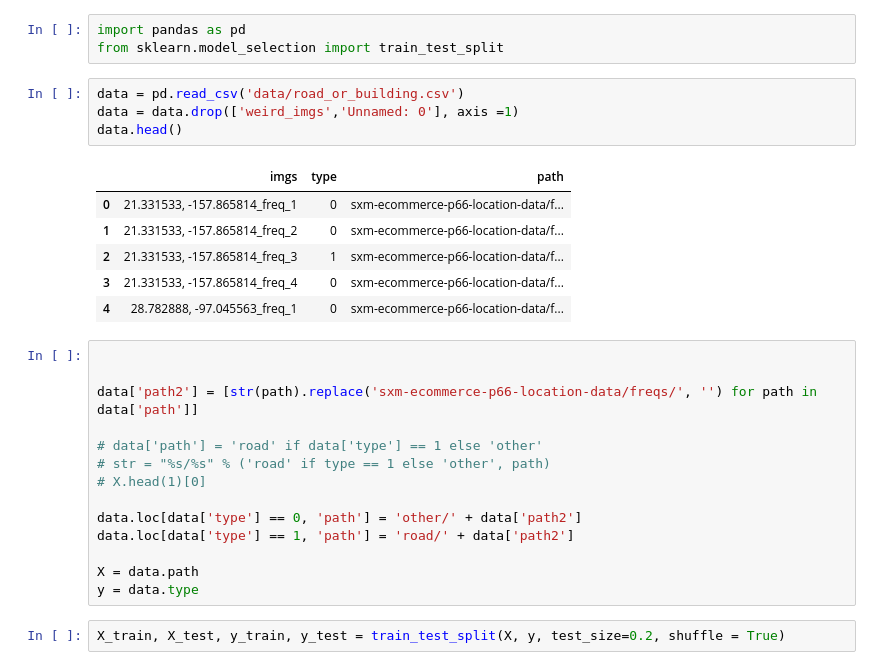
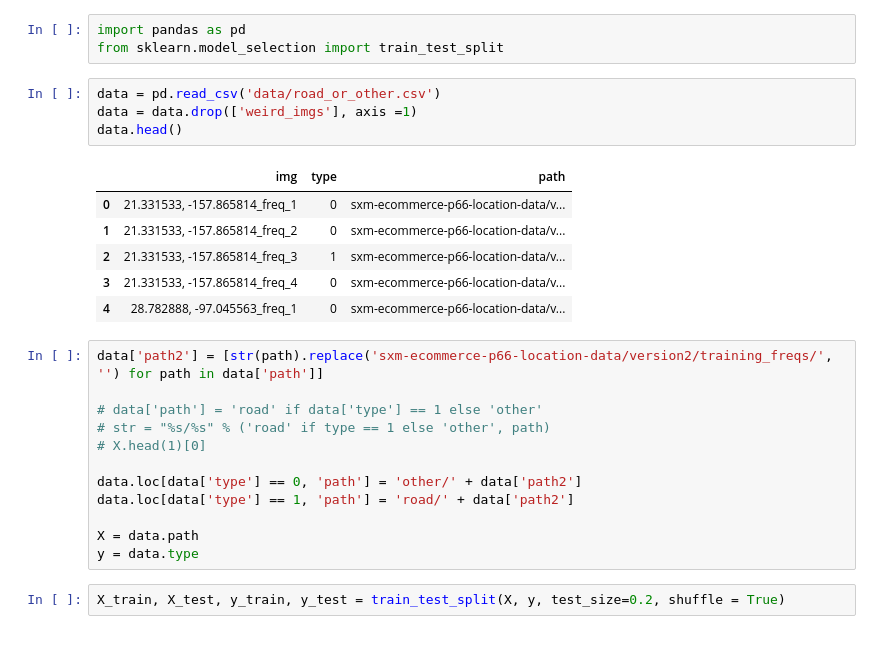
Before and after one commit to AkashSXM/Geofences, a Jupyter notebook: Summer2021/createLST.ipynb, the cells around one changed output. Cells and saved outputs as stored; diff of their text form.

```diff
--- a/Summer2021/createLST.ipynb
+++ b/Summer2021/createLST.ipynb
@@ -16,20 +16,18 @@ arn:aws:iam::969580840594:role/service-role/AmazonSageMaker-ExecutionRole-202107
 import pandas as pd
 from sklearn.model_selection import train_test_split
 # %%
-data = pd.read_csv('data/road_or_building.csv')
-data = data.drop(['weird_imgs','Unnamed: 0'], axis =1)
+data = pd.read_csv('data/road_or_other.csv')
+data = data.drop(['weird_imgs'], axis =1)
 data.head()
 # %% [output]
-|  | imgs | type | path |
-| 0 | 21.331533, -157.865814_freq_1 | 0 | sxm-ecommerce-p66-location-data/f... |
-| 1 | 21.331533, -157.865814_freq_2 | 0 | sxm-ecommerce-p66-location-data/f... |
-| 2 | 21.331533, -157.865814_freq_3 | 1 | sxm-ecommerce-p66-location-data/f... |
-| 3 | 21.331533, -157.865814_freq_4 | 0 | sxm-ecommerce-p66-location-data/f... |
-| 4 | 28.782888, -97.045563_freq_1 | 0 | sxm-ecommerce-p66-location-data/f... |
+|  | img | type | path |
+| 0 | 21.331533, -157.865814_freq_1 | 0 | sxm-ecommerce-p66-location-data/v... |
+| 1 | 21.331533, -157.865814_freq_2 | 0 | sxm-ecommerce-p66-location-data/v... |
+| 2 | 21.331533, -157.865814_freq_3 | 1 | sxm-ecommerce-p66-location-data/v... |
+| 3 | 21.331533, -157.865814_freq_4 | 0 | sxm-ecommerce-p66-location-data/v... |
+| 4 | 28.782888, -97.045563_freq_1 | 0 | sxm-ecommerce-p66-location-data/v... |
 # %%
-
-
-data['path2'] = [str(path).replace('sxm-ecommerce-p66-location-data/freqs/', '') for path in data['path']]
+data['path2'] = [str(path).replace('sxm-ecommerce-p66-location-data/version2/training_freqs/', '') for path in data['path']]
 
 # data['path'] = 'road' if data['type'] == 1 else 'other'
 # str = "%s/%s" % ('road' if type == 1 else 'other', path)
```
Also changed, not shown: parts of 9 cells of this notebook, 9 other files.
